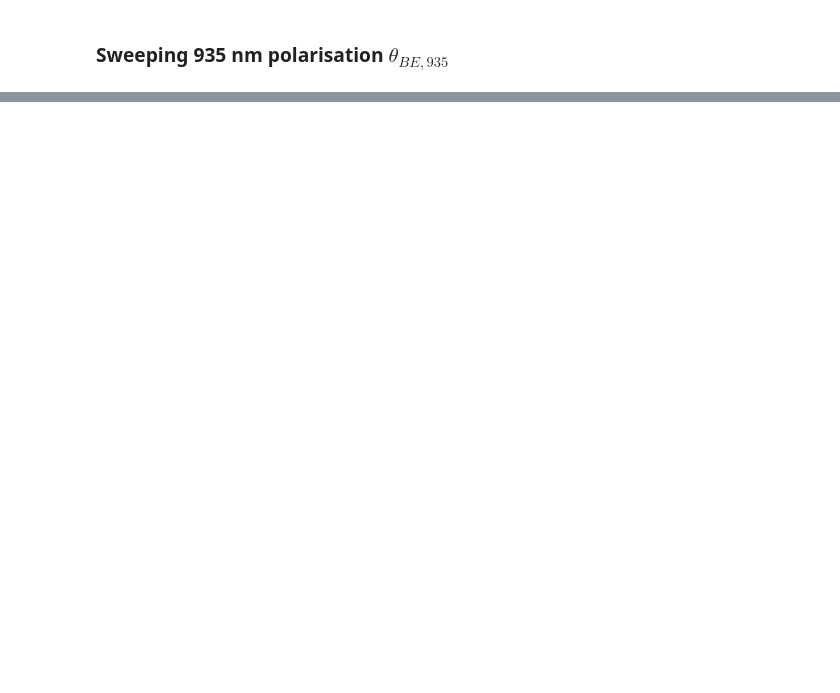
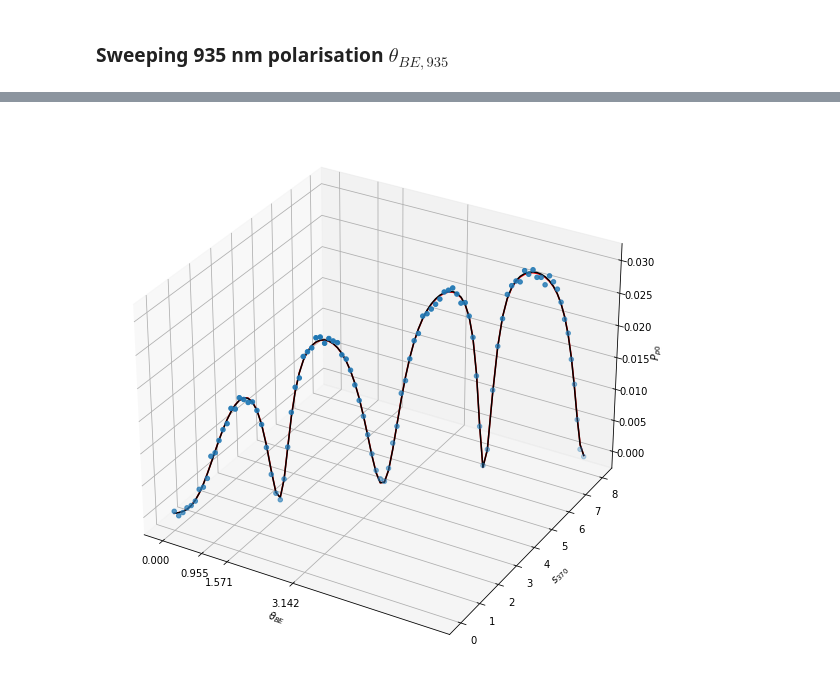
Before and after one commit to lmcc-lab/YbSimulations, a Jupyter notebook: experiment_stack.ipynb, the cells around one changed output, grey strips where cells are left out. Cells and saved outputs as stored; diff of their text form; code cells hidden in the pictures; blank space fills up the shorter version.

```diff
--- a/experiment_stack.ipynb
+++ b/experiment_stack.ipynb
@@ -463,0 +784,76 @@ plt.show()
+# %%
+# The accuracy of the fit can be improved by sweeping multiple parameters.
+
+from ion_model import calculate_171_pop, Yb171, GenerateTestData, np, plt, FitFreeParams
+
+yb171 = Yb171()
+# define the True parameters for a polarisation sweep
+thetaBE370 = np.linspace(0, 2*np.pi, 100)
+thetaBE935 = yb171.optimal_thetaBE
+# define other constants
+s370 = np.linspace(0, 8, 100)       # At saturation
+s935 = 1                            # At saturation
+zeeman = 0.5 * yb171.Gamma_2P12     # half of the linewidth of the 2S1/2 <-> 2P1/2 transition
+detuning370 = 0.5 * yb171.Gamma_2P12   # Detuning from excited state by half of the linewidth of the 2S1/2 <-> 2P1/2 transition
+detuning935 = 0.0
+
+# Calculate the test data
+TestData = GenerateTestData(detuning370=detuning370,
+                            s_370=s370,
+                            s_935=s935,
+                            zeeman=zeeman,
+                            thetaBE370=thetaBE370,
+                            thetaBE935=thetaBE935,
+                            make_mesh=False)
+
+# Randomise test data
+TestData.randomise(0.0005**2)
+
+# Calculate the True population
+excited_pop, mesh, yb171, cartesian, other = calculate_171_pop(detuning370=detuning370, s_370=s370, s_935=s935, zeeman=zeeman,
+                                                                thetaBE370=thetaBE370,
+                                                                thetaBE935=thetaBE935,
+                                                                make_mesh=False)
+
+
+# Now lets fit to this test data and compare to the True
+
+# The actual data and True parameters is stored in the previous cell. We first have to prepare our data
+x = (thetaBE370, s370)
+y = TestData.excited_pop_171
+# Var names need to be spelled correctly to work. ValueError will be raised otherwise.
+x_var_names = ("thetaBE370", "s_370")
+yb_model = calculate_171_pop
+
+fitting_tool = FitFreeParams(x, y, x_var_names, yb_model)
+
+print(fitting_tool.free_params)
+
+p0 = [5e6 * 2 * np.pi, -0.1e6 * 2 * np.pi, 0.8, 0.4 * yb171.Gamma_2P12, 1]
+popt, pcov = fitting_tool.fit(p0=p0)
+
+fitted_population = fitting_tool.fit_func(x, *popt)
+
+fig = plt.figure(figsize=(10, 10))
+ax1 = fig.add_subplot(projection='3d')
+ax1.plot3D(mesh.thetaBE370, mesh.s0_370, fitted_population, color='r')
+# Plot Test data and true
+ax1.scatter3D(TestData.mesh_171.thetaBE370, TestData.mesh_171.s0_370, TestData.excited_pop_171)
+ax1.plot3D(mesh.thetaBE370, mesh.s0_370, excited_pop, color='k')
+# ax1.set_xlim(0, np.pi)
+ax1.set_xticks([0, np.arccos(1/np.sqrt(3)), np.pi/2, np.pi])
+
+ax1.set_zlabel(r'$P_{p0}$')
+ax1.set_ylabel(r'$s_{370}$')
+ax1.set_xlabel(r'$\theta_{BE}$')
+
+print("True, fit, Error")
+print("Detuning 370 (Gamma 2P12) ", detuning370/yb171.Gamma_2P12, popt[0]/yb171.Gamma_2P12, abs(popt[0]-detuning370)/yb171.Gamma_2P12)
+print("Detuning 370 (Gamma 3D32) ", detuning935/yb171.Gamma_2P12, popt[1]/yb171.Gamma_2P12, abs(popt[1]-detuning935)/yb171.Gamma_3D32)
+print("s935 ", s935, popt[2], abs(popt[2]-s935))
+print("Zeeman (Gamma 2P12) ", zeeman/yb171.Gamma_2P12, popt[3]/yb171.Gamma_2P12, abs(popt[3]-zeeman)/yb171.Gamma_2P12)
+print("thetaBE935 (rad) ", thetaBE935, popt[4], abs(popt[4]-thetaBE935))
+
+# plt.tight_layout()
+plt.show()
+# %% [output]
@@ -463,0 +867 @@ plt.show()
+[figure, added]
```
Also changed, not shown: parts of 25 cells of this notebook, 3 other files.
